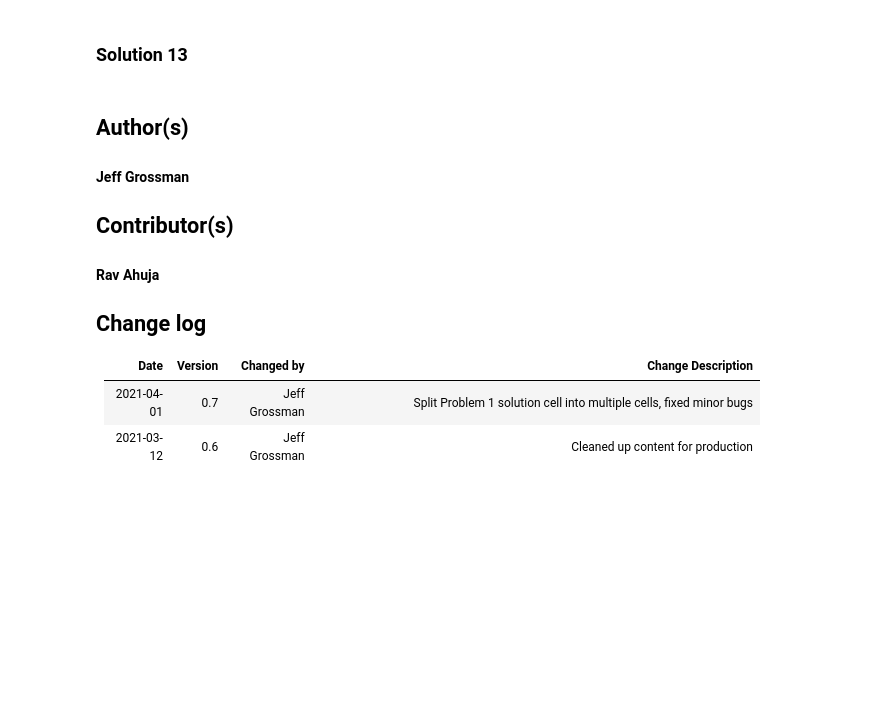
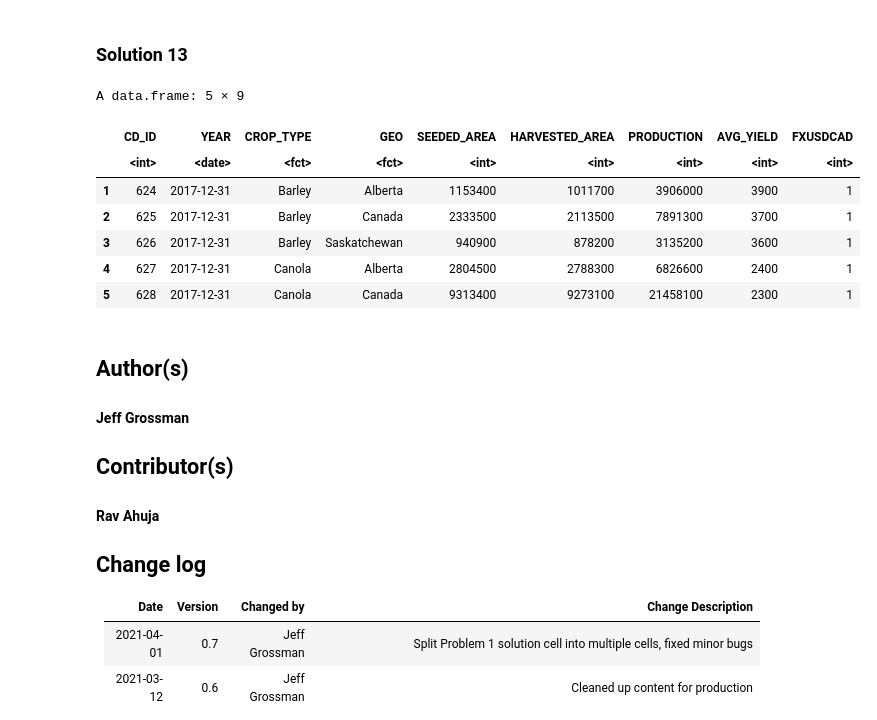
Before and after one commit to alfredo10gk/Help-with-Lab_6, a Jupyter notebook: Final-Project.ipynb, the cells around one changed output. Saved outputs shown, nothing was run; the diff lists cells and outputs as text; code cells hidden in the pictures; blank space fills up the shorter version.

```diff
--- a/Final-Project.ipynb
+++ b/Final-Project.ipynb
@@ -331,0 +321,12 @@ print(rye_harvested)
+# %%
+rye <- "SELECT HARVESTED_AREA
+        FROM CROP_DATA
+        WHERE YEAR(YEAR) = 1968 AND
+               CROP_TYPE = 'Rye' ;"
+
+
+
+
+
+view <- sqlQuery(db_connection, rye)
+view
@@ -335,6 +343,7 @@ print(rye_harvested)
 # %% [markdown]
 ### Solution 6
 # %%
-rye_prices <- sqlQuery(db_connection, "SELECT * FROM FARM_PRICES WHERE CROP_TYPE = 'RYE' LIMIT 6")
-print(rye_prices)
+query <- "SELECT * FROM FARM_PRICES WHERE CROP_TYPE='Rye' LIMIT 6;"
+    view <- sqlQuery(db_connection,query)
+    view
 # %% [output]
@@ -376,3 +462,14 @@ print(barley_provinces)
 #### Use a subquery to determine how much wheat was harvested in Canada in the most recent year of the data.
 # %% [markdown]
 ### Solution 12
+# %%
+wheatcanada <- "SELECT HARVESTED_AREA AS TOTAL_WHEAT_HARVESTED
+                FROM CROP_DATA
+                WHERE CROP_TYPE='Wheat' AND GEO ='Canada'
+                AND YEAR = (
+                   SELECT MAX(YEAR)
+                   FROM CROP_DATA
+                   WHERE CROP_TYPE = 'Wheat' AND GEO = 'Canada');"
+
+view <-sqlQuery(db_connection,wheatcanada)
+view
@@ -381,6 +483,22 @@ print(barley_provinces)
 #### Use an implicit inner join to calculate the monthly price per metric tonne of Canola grown in Saskatchewan in both Canadian and US dollars. Display the most recent 6 months of the data.
 # %% [markdown]
 ### Solution 13
+# %%
+query <- "SELECT CD_ID, YEAR, CROP_TYPE, GEO, SEEDED_AREA, HARVESTED_AREA, PRODUCTION, AVG_YIELD, FXUSDCAD
+    FROM CROP_DATA, FARM_PRICES
+    WHERE YEAR(CROP_DATA.YEAR)=YEAR(MONTHLY_FX.DATE) AND MONTH(CROP_DATA.YEAR)=MONTH(MONTHLY_FX.DATE)
+    LIMIT 6;"
+    view <- sqlQuery(db_connection,query)
+    view
+# %% [output]
+A data.frame: 5 × 9
+|  | CD_ID | YEAR | CROP_TYPE | GEO | SEEDED_AREA | HARVESTED_AREA | PRODUCTION | AVG_YIELD | FXUSDCAD |
+|  | <int> | <date> | <fct> | <fct> | <int> | <int> | <int> | <int> | <int> |
+| 1 | 624 | 2017-12-31 | Barley | Alberta | 1153400 | 1011700 | 3906000 | 3900 | 1 |
+| 2 | 625 | 2017-12-31 | Barley | Canada | 2333500 | 2113500 | 7891300 | 3700 | 1 |
+| 3 | 626 | 2017-12-31 | Barley | Saskatchewan | 940900 | 878200 | 3135200 | 3600 | 1 |
+| 4 | 627 | 2017-12-31 | Canola | Alberta | 2804500 | 2788300 | 6826600 | 2400 | 1 |
+| 5 | 628 | 2017-12-31 | Canola | Canada | 9313400 | 9273100 | 21458100 | 2300 | 1 |
 # %% [markdown]
 ## Author(s)
 
```
Also changed, not shown: parts of 11 cells of this notebook.
